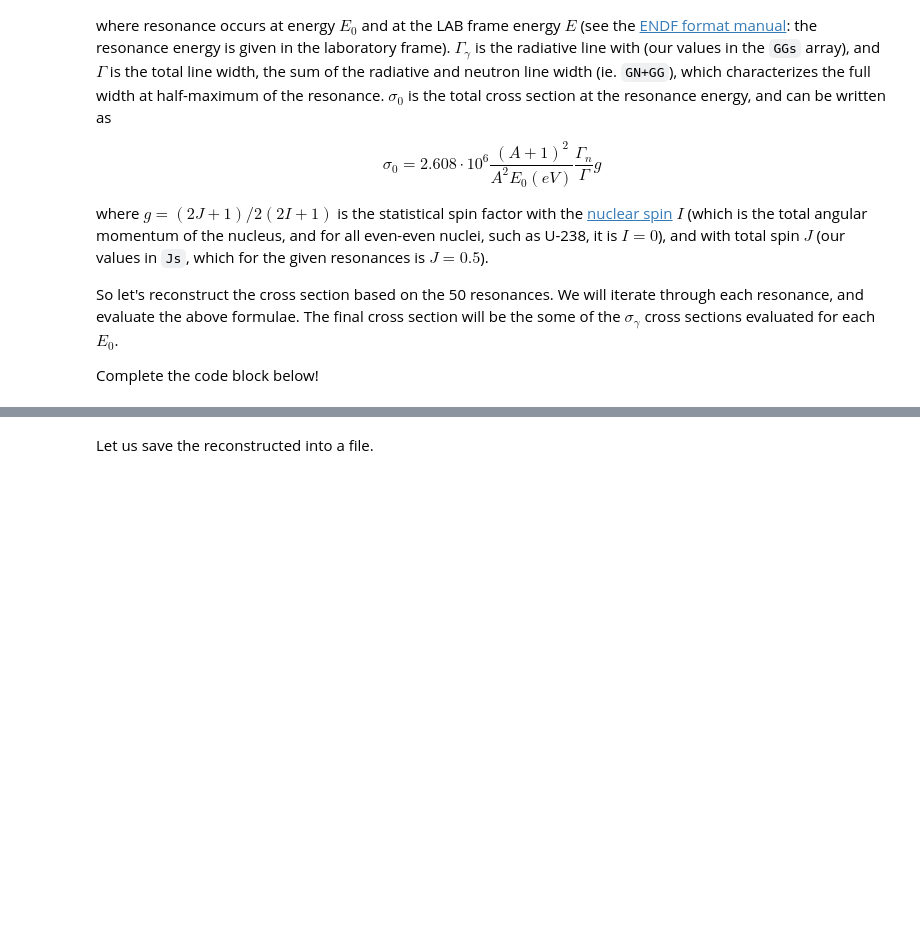
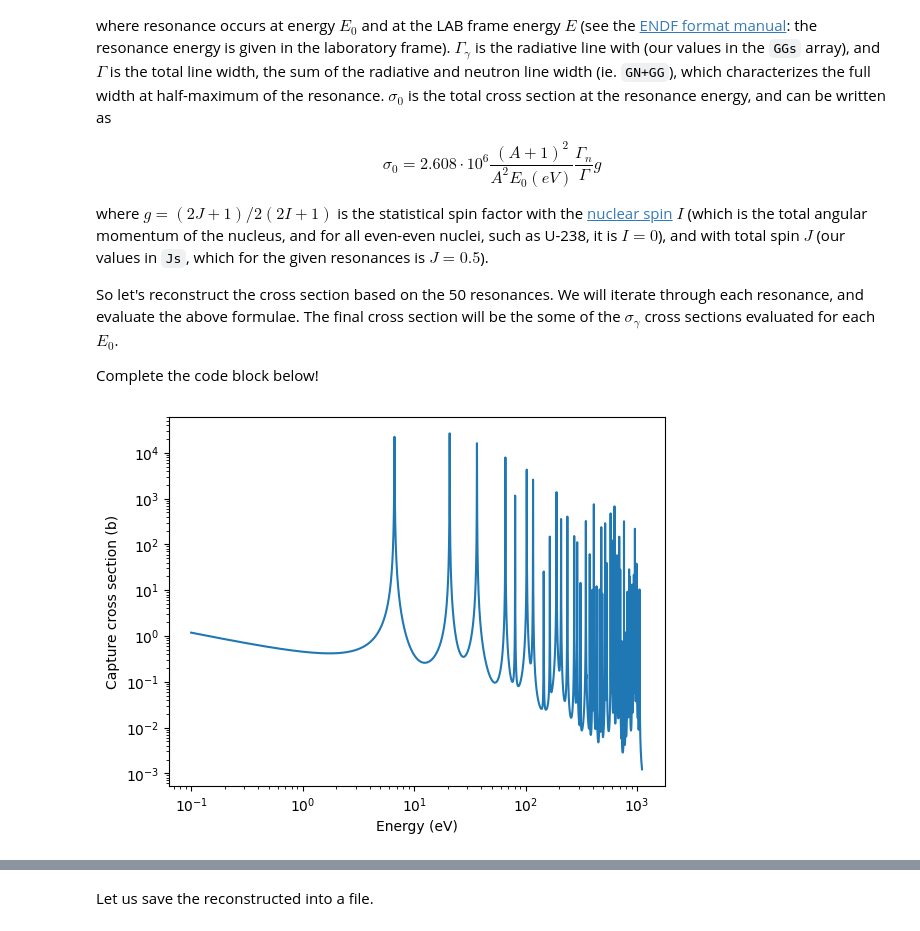
Before and after one commit to AlexHedene/Prog2_Projects, a Jupyter notebook: Reactor_physics/projectReconstruct/ND2_resonances.ipynb, the cells around one changed output, grey strips where cells are left out. Drawn from its saved outputs; the diff is of its cells as text; code cells hidden in the pictures; blank space fills up the shorter version.

```diff
--- a/Reactor_physics/projectReconstruct/ND2_resonances.ipynb
+++ b/Reactor_physics/projectReconstruct/ND2_resonances.ipynb
@@ -95,25 +95,27 @@ Complete the code block below!
 # %%
 I=0.0
 A=238
 #energy in eV
 E=np.logspace(-1, np.log10(E0s[-1]*1.05), 10000) #take the upper limit as 105% of
                                                   #the highest resonance energy in the list
 
 sigma_g = np.zeros_like(E)
 
 for E0,J,GN,GG in zip(E0s,Js,GNs,GGs):
     G=GN+GG                  #total line width
     g = (2*J+1)/(2*(2*I+1))  #statistical spin factor
 
-    sigma_0 = #complete sigma_0
-    y = #complete y
-    sigma_g += #add sigma_g for resonance E0
+    sigma_0 = 2.608e6*(A +1)**2/(A**2*E0)*g*GN/G
+    y = 2/G*(E-E0)
+    sigma_s += sigma_0*GG/G*np.sqrt(E0/E)*1.0/(1.0+y**2)
 
 plt.figure()
 plt.loglog(E, sigma_g)
 plt.xlabel('Energy (eV)')
 plt.ylabel('Capture cross section (b)')
 plt.show()
+# %% [output]
+[figure, added]
 # %% [markdown]
 # The resonance model of elastic scattering
 
```
Also changed, not shown: parts of 4 cells of this notebook, 5 other files.
